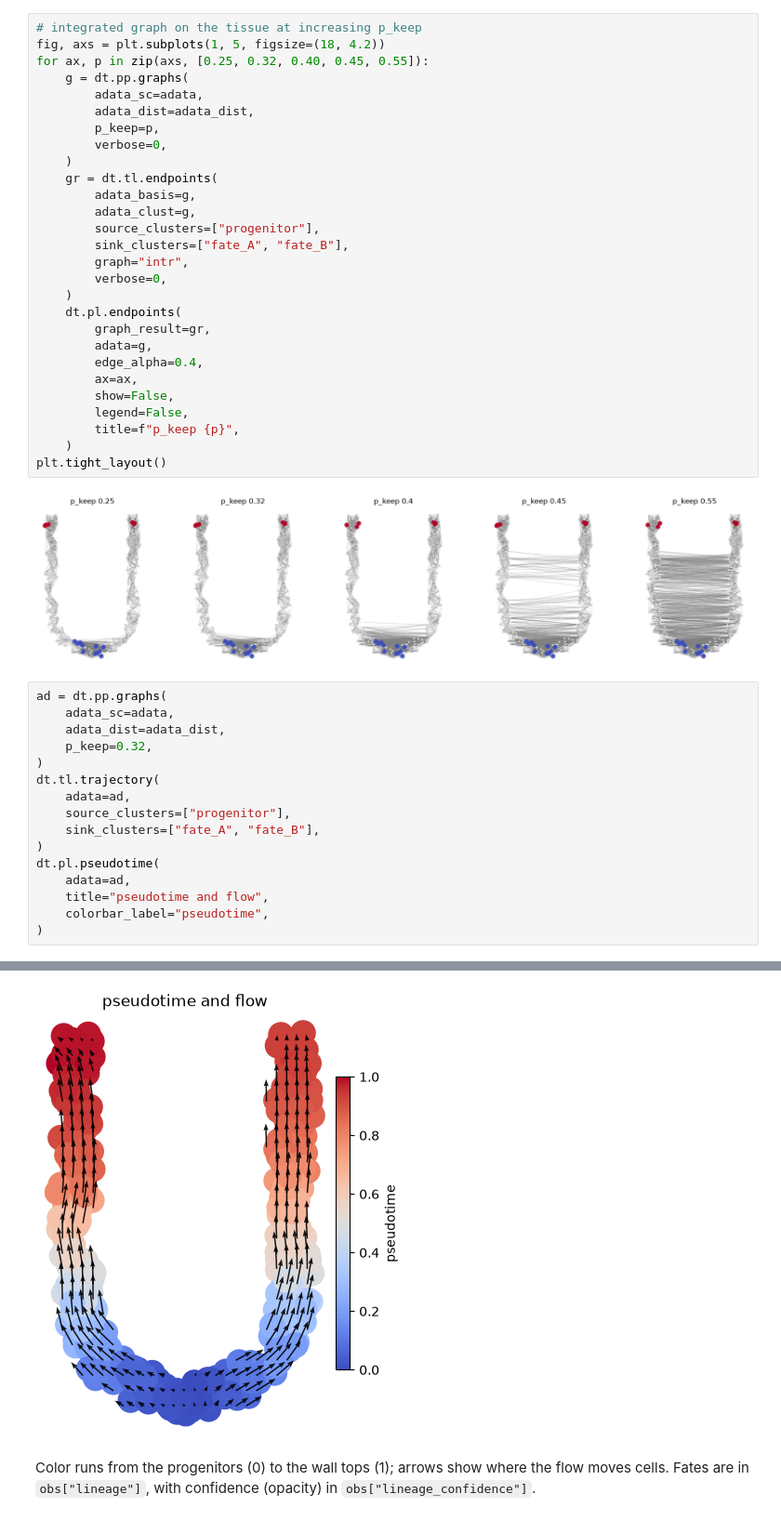
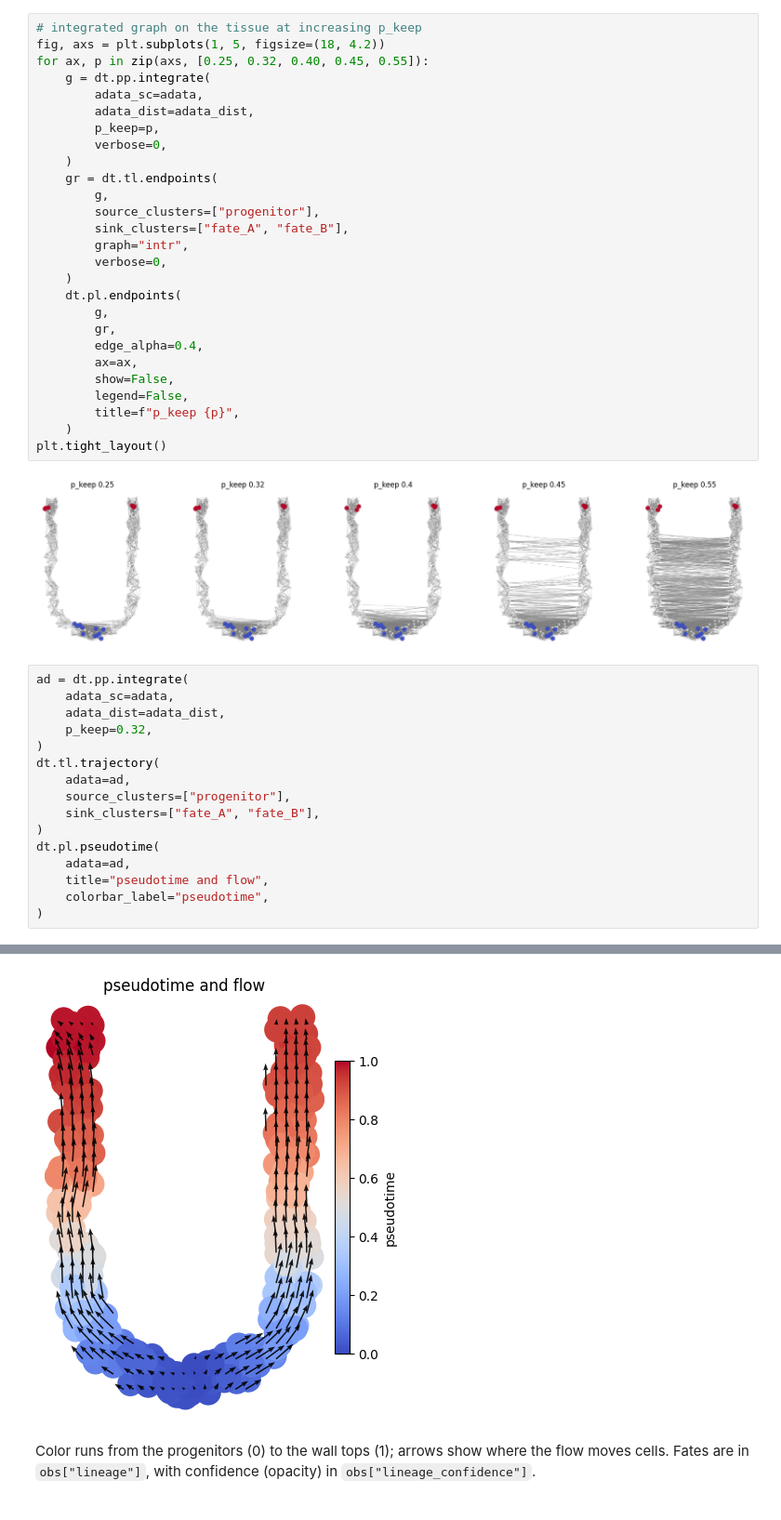
Before and after one commit to ajpiy/deltatrace, a Jupyter notebook: examples/quickstart.ipynb, the cells around one changed output, grey strips where cells are left out. Shown at 93% size. Saved outputs shown, nothing was run; the diff lists cells and outputs as text.

```diff
--- a/examples/quickstart.ipynb
+++ b/examples/quickstart.ipynb
@@ -52,23 +52,22 @@ step under that edge.
 # integrated graph on the tissue at increasing p_keep
 fig, axs = plt.subplots(1, 5, figsize=(18, 4.2))
 for ax, p in zip(axs, [0.25, 0.32, 0.40, 0.45, 0.55]):
-    g = dt.pp.graphs(
+    g = dt.pp.integrate(
         adata_sc=adata,
         adata_dist=adata_dist,
         p_keep=p,
         verbose=0,
     )
     gr = dt.tl.endpoints(
-        adata_basis=g,
-        adata_clust=g,
+        g,
         source_clusters=["progenitor"],
         sink_clusters=["fate_A", "fate_B"],
         graph="intr",
         verbose=0,
     )
     dt.pl.endpoints(
-        graph_result=gr,
-        adata=g,
+        g,
+        gr,
         edge_alpha=0.4,
         ax=ax,
         show=False,
@@ -79,7 +78,7 @@ plt.tight_layout()
 # %% [output]
 [figure]
 # %%
-ad = dt.pp.graphs(
+ad = dt.pp.integrate(
     adata_sc=adata,
     adata_dist=adata_dist,
     p_keep=0.32,
@@ -103,7 +103,7 @@ solving quadratically regularized transport ... finished (0.01 s)
 building the velocity grid ... finished (0.00 s)
 assigning lineages by absorbing chain ... finished (0.00 s)
 done.
-[figure, old version]
+[figure, new version]
 # %% [markdown]
 Color runs from the progenitors (0) to the wall tops (1); arrows show where the flow moves
 cells. Fates are in `obs["lineage"]`, with confidence (opacity) in `obs["lineage_confidence"]`.
```
Also changed, not shown: parts of 13 cells of this notebook, 41 other files.
